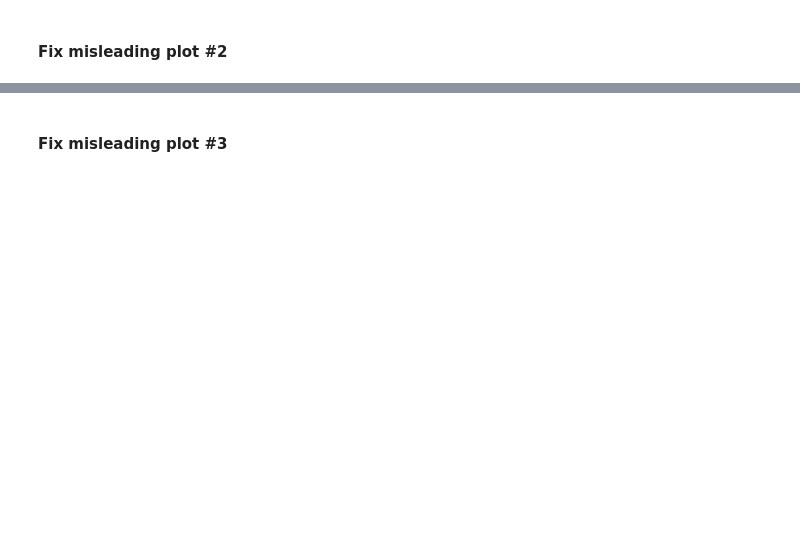
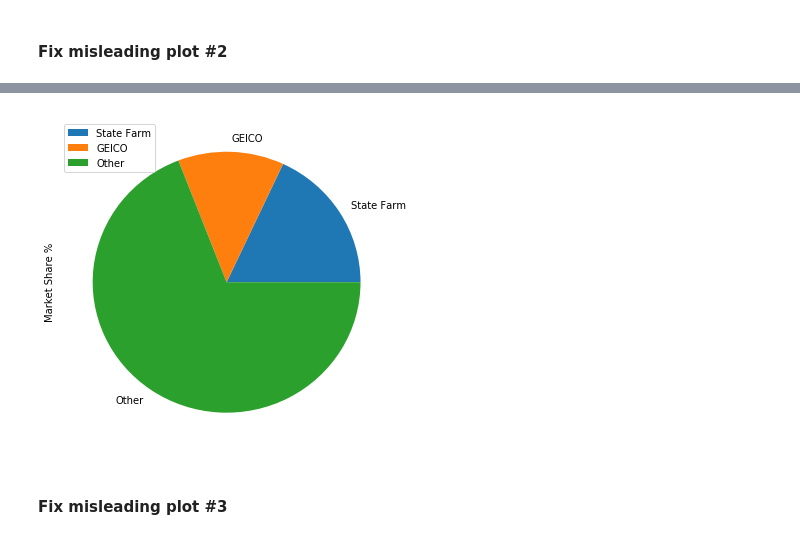
Before and after one commit to bloominstituteoftechnology/DS-Sprint-02-Storytelling-With-Data, a Jupyter notebook: module2-choose-appropriate-visualizations/LS_DS_122_Choose_appropriate_visualizations.ipynb, the cells around one changed output, grey strips where cells are left out. Cells and saved outputs as stored; diff of their text form; code cells hidden in the pictures; blank space fills up the shorter version.

```diff
--- a/module2-choose-appropriate-visualizations/LS_DS_122_Choose_appropriate_visualizations.ipynb
+++ b/module2-choose-appropriate-visualizations/LS_DS_122_Choose_appropriate_visualizations.ipynb
@@ -32,3 +76,14 @@ misleading.plot2()
+# %%
+# make a new row
+other = pd.DataFrame(
+  index=['Other'],
+  data={'Market Share %': [100 - 18.07 - 12.79]})
+
+insurance_appended = insurance.append(other)
+# %%
+insurance_appended.plot.pie('Market Share %', figsize=(6, 6));
+# %% [output]
+[figure, added]
 # %% [markdown]
 #### Fix misleading plot #3
 # %%
```
Also changed, not shown: parts of 48 cells of this notebook.
